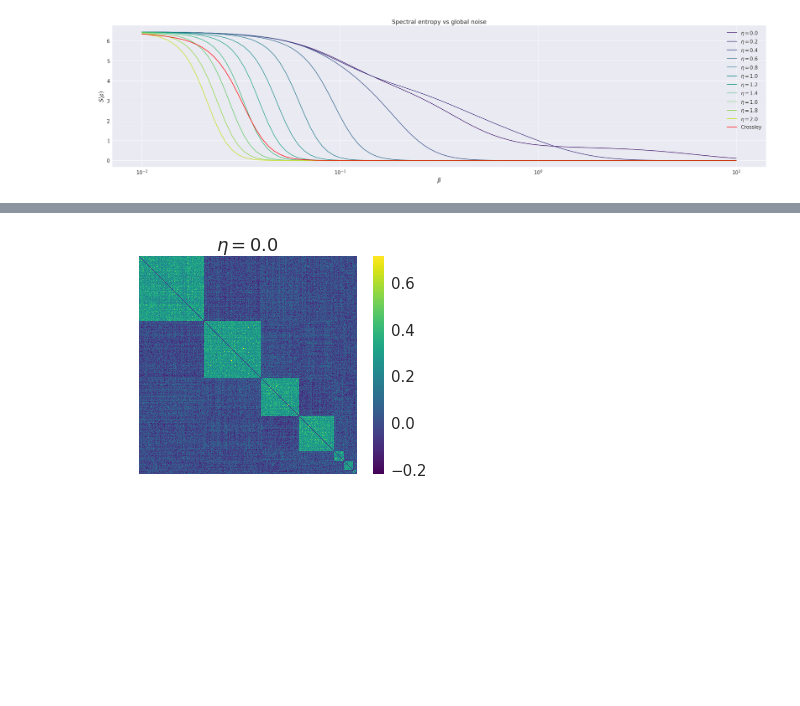
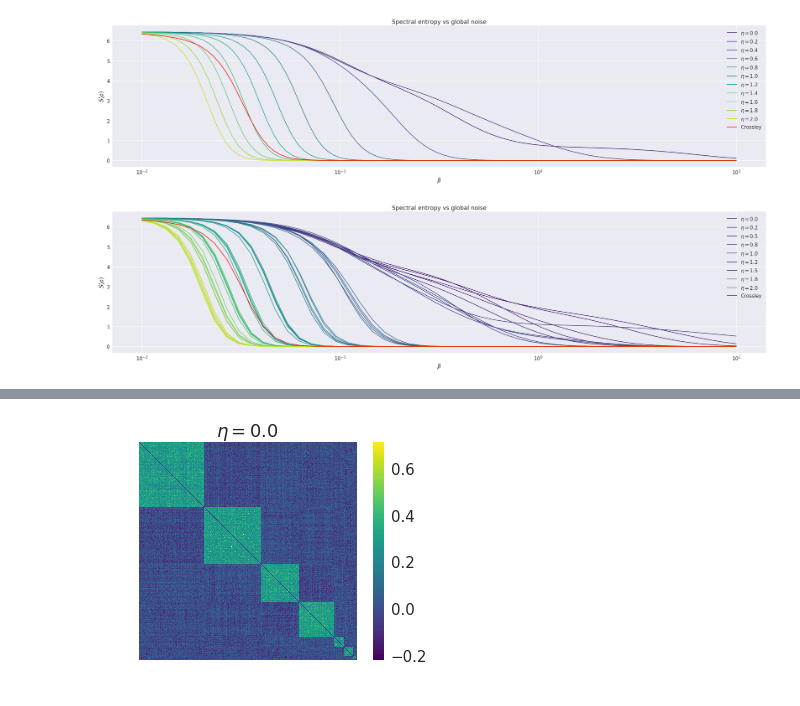
Before and after one commit to CarloNicolini/networkqit, a Jupyter notebook: notebooks/factor_models_thresholding_.ipynb, the cells around one changed output, grey strips where cells are left out. Cells and saved outputs as stored; diff of their text form; code cells hidden in the pictures; blank space fills up the shorter version.

```diff
--- a/notebooks/factor_models_thresholding_.ipynb
+++ b/notebooks/factor_models_thresholding_.ipynb
@@ -145,3 +145,25 @@ plt.savefig('spectral_entropy_synthetic_global_noise.pdf',dpi=300,bbox_inches='t
 plt.show()
 # %% [output]
 [figure]
+# %%
+sns.set(font_scale=1.5)
+#T,local_noise,global_noise,factor=200,2.5,1.5,0.8
+beta_range=np.logspace(-2,1,50)
+all_global_noise = np.linspace(0,2,9)
+cmap = sns.color_palette('viridis',len(all_global_noise))
+plt.figure(figsize=(36,8))
+for i,g in enumerate(all_global_noise):
+    for r in range(0,5):
+        A = np.array([ brain_network(ci=ci, T=200, local_noise=local_noise, global_noise=g, gamma=1, density=1)*factor for x in range(0,10)]).mean(axis=0)
+        L = nq.graph_laplacian(A)
+        plt.semilogx(beta_range,[nq.compute_vonneumann_entropy(L=L,beta=b) for b in beta_range],color=cmap[i])
+
+plt.title('Spectral entropy vs global noise')
+plt.semilogx(beta_range,[nq.compute_vonneumann_entropy(L=nq.graph_laplacian(W),beta=b) for b in beta_range],color='r')
+plt.xlabel('$\\beta$')
+plt.ylabel('$S(\\rho)$')
+plt.legend(['$\\eta=%.1f$' % (g) for g in all_global_noise]+['Crossley'])
+plt.savefig('spectral_entropy_synthetic_global_noise.pdf',dpi=300,bbox_inches='tight')
+plt.show()
+# %% [output]
+[figure, added]
```
Also changed, not shown: parts of 4 cells of this notebook, 1 other file.
